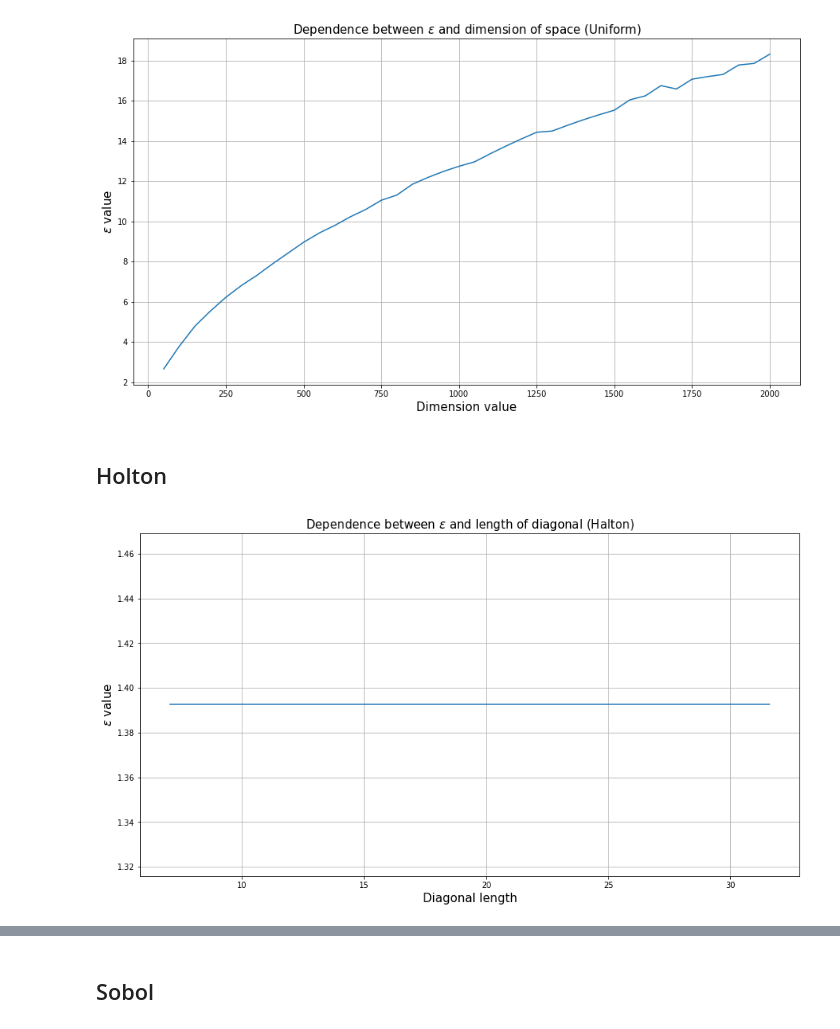
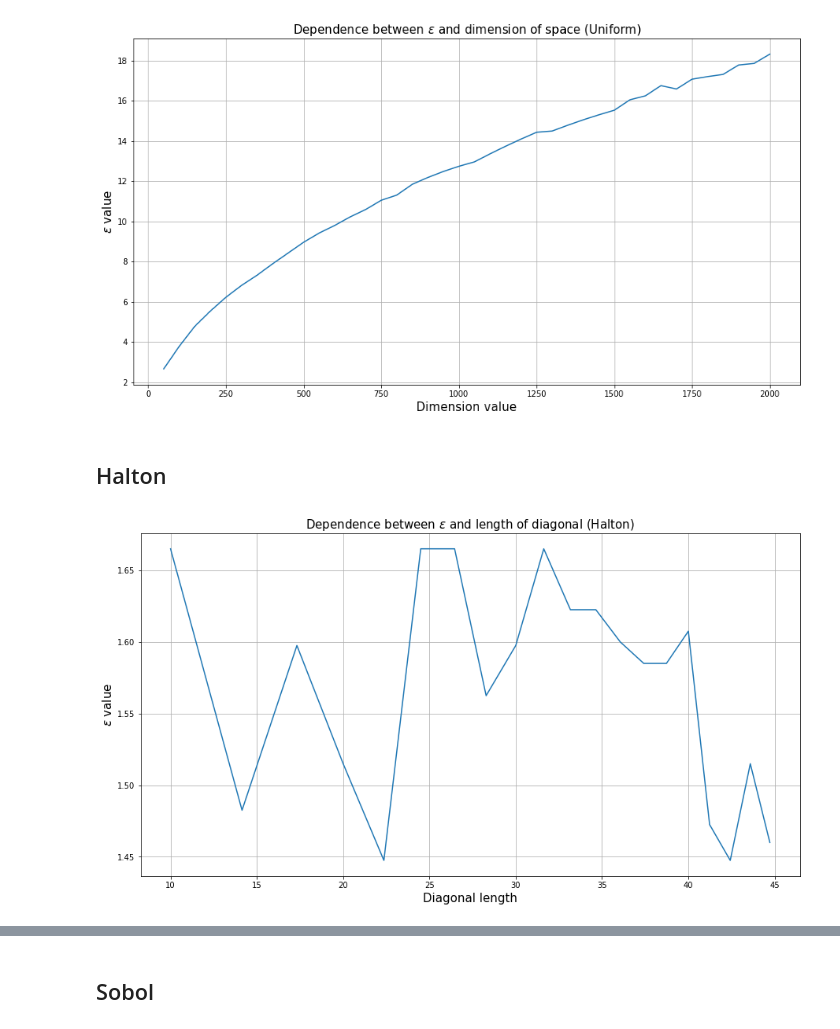
Before and after one commit to apugachev/Coursework-2018, a Jupyter notebook: coursework.ipynb, the cells around one changed output, grey strips where cells are left out. Drawn from its saved outputs; the diff is of its cells as text; code cells hidden in the pictures.

```diff
--- a/coursework.ipynb
+++ b/coursework.ipynb
@@ -707,29 +795,29 @@ pp.close()
 # %% [output]
 [figure]
 # %% [markdown]
-## Holton
+## Halton
 # %%
 reload(cw)
-n_values = np.arange(50,1050,50)
+n_values = np.arange(100,2100,100)
 diag_values = np.sqrt(n_values)
 
 eps_values = np.array([])
 
 for n in tqdm(n_values):
     eps_values = np.append(eps_values, cw.Exp1(n, 100, 1, 0, 5, 2000, 'Halton', False, False))
 
 fig = plt.figure(figsize=(15,8))
 plt.plot(diag_values, eps_values)
 plt.title('Dependence between $\epsilon$ and length of diagonal (Halton)', size=15)
 plt.xlabel('Diagonal length', size=15)
 plt.ylabel('$\epsilon$ value', size=15)
 plt.legend()
 plt.grid()
 plt.show()
 pp = PdfPages('CWExp6_1Halton.pdf')
 pp.savefig(fig)
 pp.close()
 # %% [output]
-[figure, old version]
+[figure, new version]
 # %%
 reload(cw)
```
Also changed, not shown: parts of 21 cells of this notebook, 1 other file.
